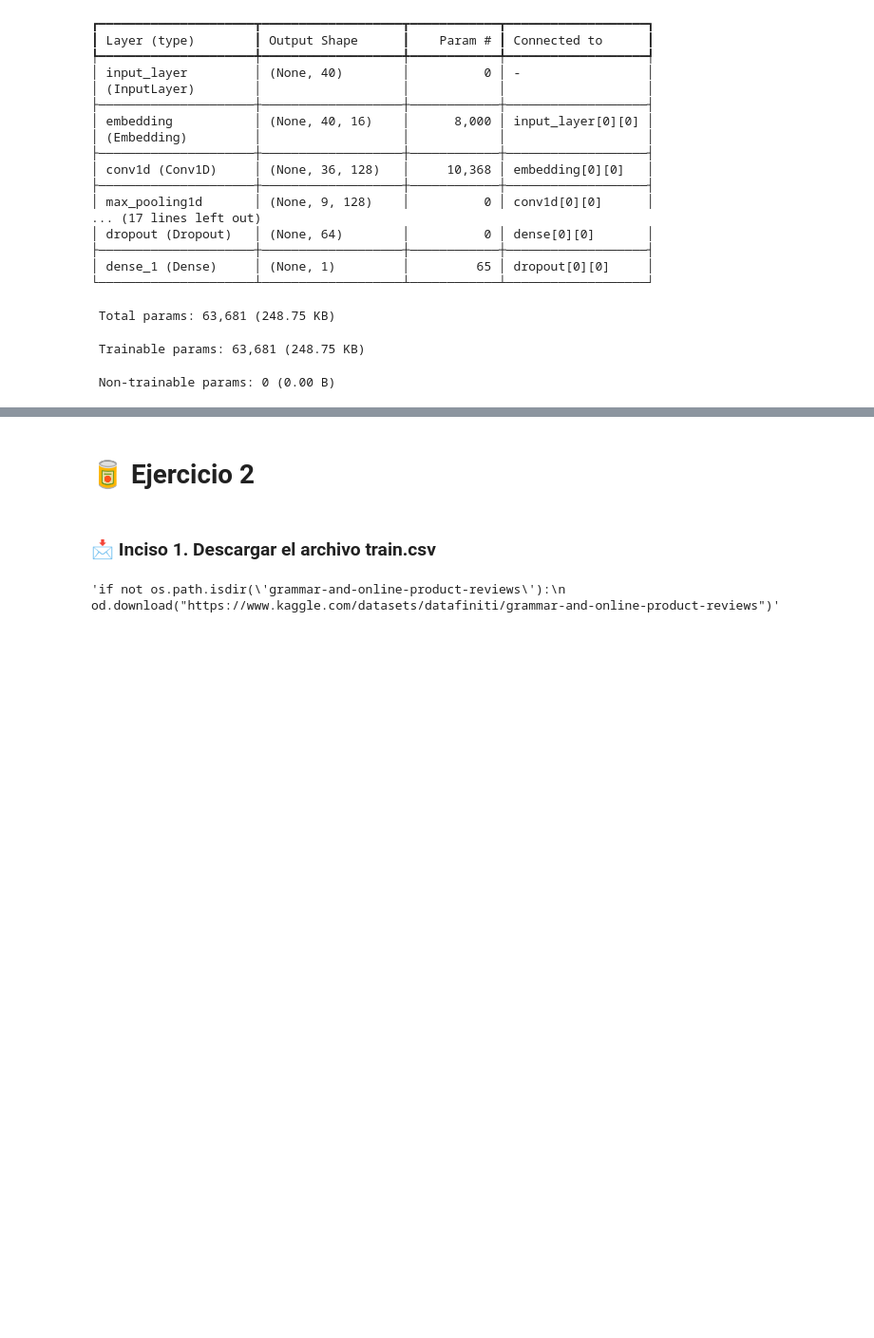
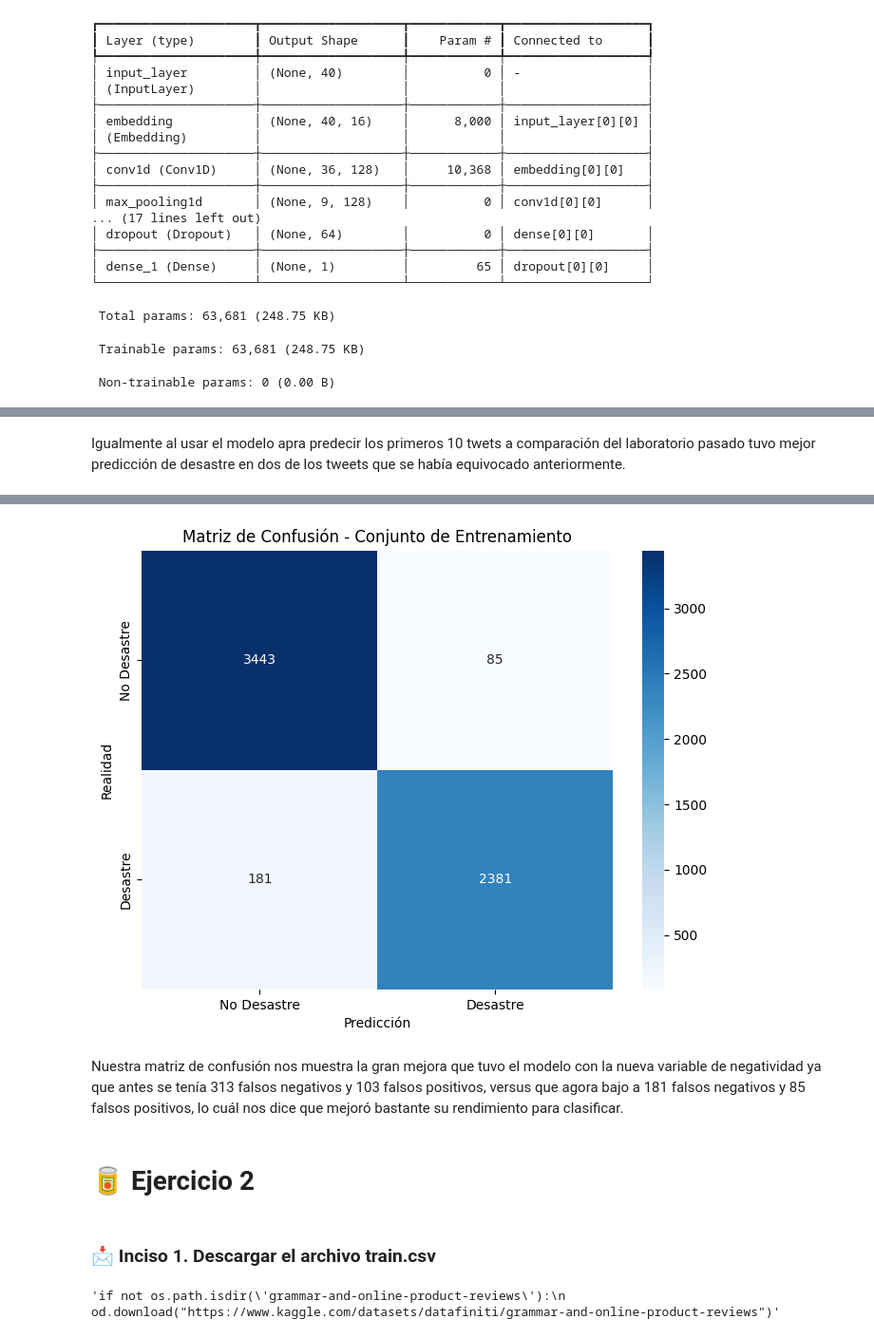
Before and after one commit to Dahernandezsilve/Lab06_DSAnalisisSentimientos, a Jupyter notebook: Lab6.ipynb, the cells around one changed output, grey strips where cells are left out. Shown at 95% size. Cells and saved outputs as stored; diff of their text form; code cells hidden in the pictures; blank space fills up the shorter version.

```diff
--- a/Lab6.ipynb
+++ b/Lab6.ipynb
@@ -971,3 +998,23 @@ Predicción: No Desastre
 
 Tweet 10: Fuck off!
 Predicción: No Desastre
+# %% [markdown]
+Igualmente al usar el modelo apra predecir los primeros 10 twets a comparación del laboratorio pasado tuvo mejor predicción de desastre en dos de los tweets que se había equivocado anteriormente.
+# %%
+predictions_train = model.predict([training_padded, training_negativity_array])
+predictions_train = (predictions_train > 0.5).astype(int)  # Convertir las predicciones a etiquetas binarias
+
+# Convertir las etiquetas verdaderas a formato de numpy array
+true_labels_train = np.array(training_targets_array)
+
+# Calcular la matriz de confusión
+cm_train = confusion_matrix(true_labels_train, predictions_train)
+
+# Mostrar la matriz de confusión con un mapa de calor
+plt.figure(figsize=(8, 6))
+sns.heatmap(cm_train, annot=True, fmt='d', cmap='Blues', xticklabels=['No Desastre', 'Desastre'], yticklabels=['No Desastre', 'Desastre'])
+plt.xlabel('Predicción')
+plt.ylabel('Realidad')
+plt.title('Matriz de Confusión - Conjunto de Entrenamiento')
+plt.show()
+# %% [output]
@@ -974,3 +1022,6 @@ Predicción: No Desastre
+[figure, added]
+# %% [markdown]
+Nuestra matriz de confusión nos muestra la gran mejora que tuvo el modelo con la nueva variable de negatividad ya que antes se tenía 313 falsos negativos y 103 falsos positivos, versus que agora bajo a 181 falsos negativos y 85 falsos positivos, lo cuál nos dice que mejoró bastante su rendimiento para clasificar.
 # %% [markdown]
 # 🥫 Ejercicio 2
 # %% [markdown]
```
Also changed, not shown: parts of 24 cells of this notebook.
